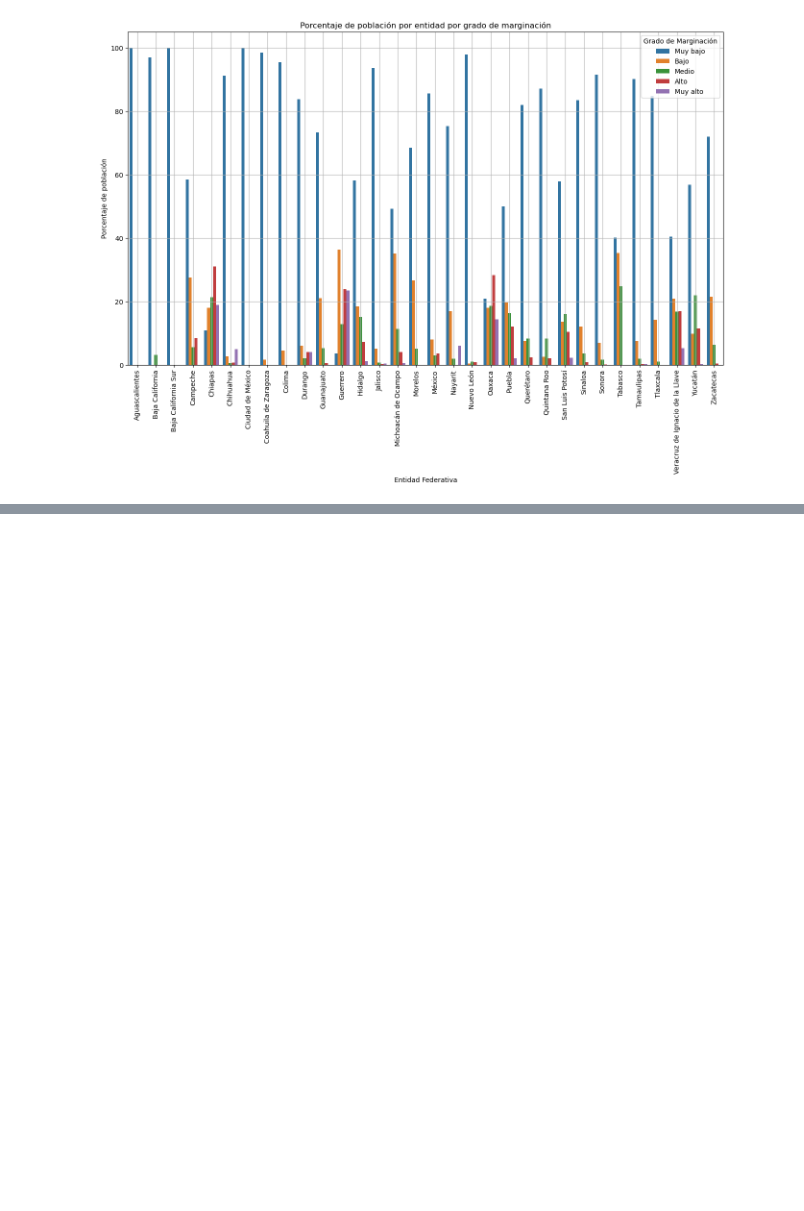
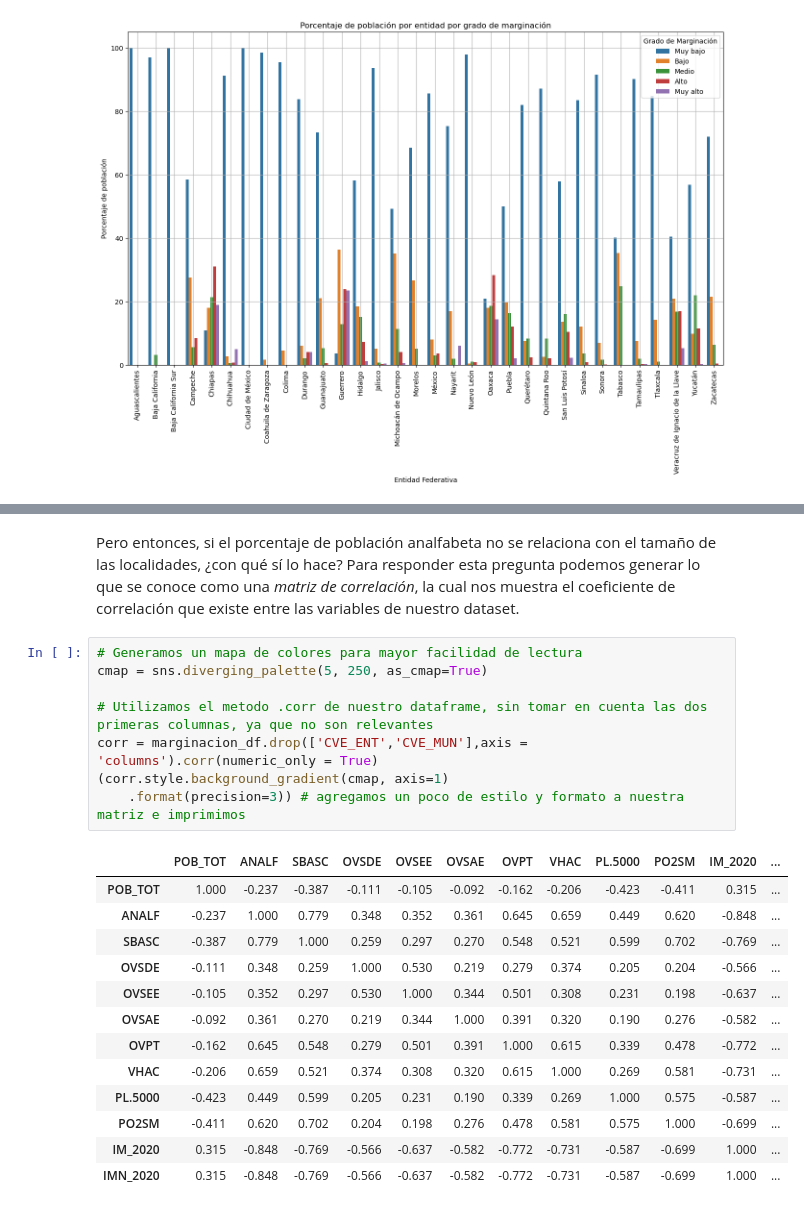
Before and after one commit to jmartingv/proyecto-programacion-mcd, a Jupyter notebook: proyecto.ipynb, the cells around one changed output, grey strips where cells are left out. Saved outputs shown, nothing was run; the diff lists cells and outputs as text; blank space fills up the shorter version.

```diff
--- a/proyecto.ipynb
+++ b/proyecto.ipynb
@@ -299,0 +286,24 @@ data_dict.loc['PL.5000'].item()
+# %% [markdown]
+Pero entonces, si el porcentaje de población analfabeta no se relaciona con el tamaño de las localidades, ¿con qué sí lo hace? Para responder esta pregunta podemos generar lo que se conoce como una *matriz de correlación*, la cual nos muestra el coeficiente de correlación que existe entre las variables de nuestro dataset.
+# %%
+# Generamos un mapa de colores para mayor facilidad de lectura
+cmap = sns.diverging_palette(5, 250, as_cmap=True)
+
+# Utilizamos el metodo .corr de nuestro dataframe, sin tomar en cuenta las dos primeras columnas, ya que no son relevantes
+corr = marginacion_df.drop(['CVE_ENT','CVE_MUN'],axis = 'columns').corr(numeric_only = True)
+(corr.style.background_gradient(cmap, axis=1)
+    .format(precision=3)) # agregamos un poco de estilo y formato a nuestra matriz e imprimimos
+# %% [output]
+|  | POB_TOT | ANALF | SBASC | OVSDE | OVSEE | OVSAE | OVPT | VHAC | PL.5000 | PO2SM | IM_2020 | ... |
+| POB_TOT | 1.000 | -0.237 | -0.387 | -0.111 | -0.105 | -0.092 | -0.162 | -0.206 | -0.423 | -0.411 | 0.315 | ... |
+| ANALF | -0.237 | 1.000 | 0.779 | 0.348 | 0.352 | 0.361 | 0.645 | 0.659 | 0.449 | 0.620 | -0.848 | ... |
+| SBASC | -0.387 | 0.779 | 1.000 | 0.259 | 0.297 | 0.270 | 0.548 | 0.521 | 0.599 | 0.702 | -0.769 | ... |
+| OVSDE | -0.111 | 0.348 | 0.259 | 1.000 | 0.530 | 0.219 | 0.279 | 0.374 | 0.205 | 0.204 | -0.566 | ... |
+| OVSEE | -0.105 | 0.352 | 0.297 | 0.530 | 1.000 | 0.344 | 0.501 | 0.308 | 0.231 | 0.198 | -0.637 | ... |
+| OVSAE | -0.092 | 0.361 | 0.270 | 0.219 | 0.344 | 1.000 | 0.391 | 0.320 | 0.190 | 0.276 | -0.582 | ... |
+| OVPT | -0.162 | 0.645 | 0.548 | 0.279 | 0.501 | 0.391 | 1.000 | 0.615 | 0.339 | 0.478 | -0.772 | ... |
+| VHAC | -0.206 | 0.659 | 0.521 | 0.374 | 0.308 | 0.320 | 0.615 | 1.000 | 0.269 | 0.581 | -0.731 | ... |
+| PL.5000 | -0.423 | 0.449 | 0.599 | 0.205 | 0.231 | 0.190 | 0.339 | 0.269 | 1.000 | 0.575 | -0.587 | ... |
+| PO2SM | -0.411 | 0.620 | 0.702 | 0.204 | 0.198 | 0.276 | 0.478 | 0.581 | 0.575 | 1.000 | -0.699 | ... |
+| IM_2020 | 0.315 | -0.848 | -0.769 | -0.566 | -0.637 | -0.582 | -0.772 | -0.731 | -0.587 | -0.699 | 1.000 | ... |
+| IMN_2020 | 0.315 | -0.848 | -0.769 | -0.566 | -0.637 | -0.582 | -0.772 | -0.731 | -0.587 | -0.699 | 1.000 | ... |
```
Also changed, not shown: parts of 16 cells of this notebook.
